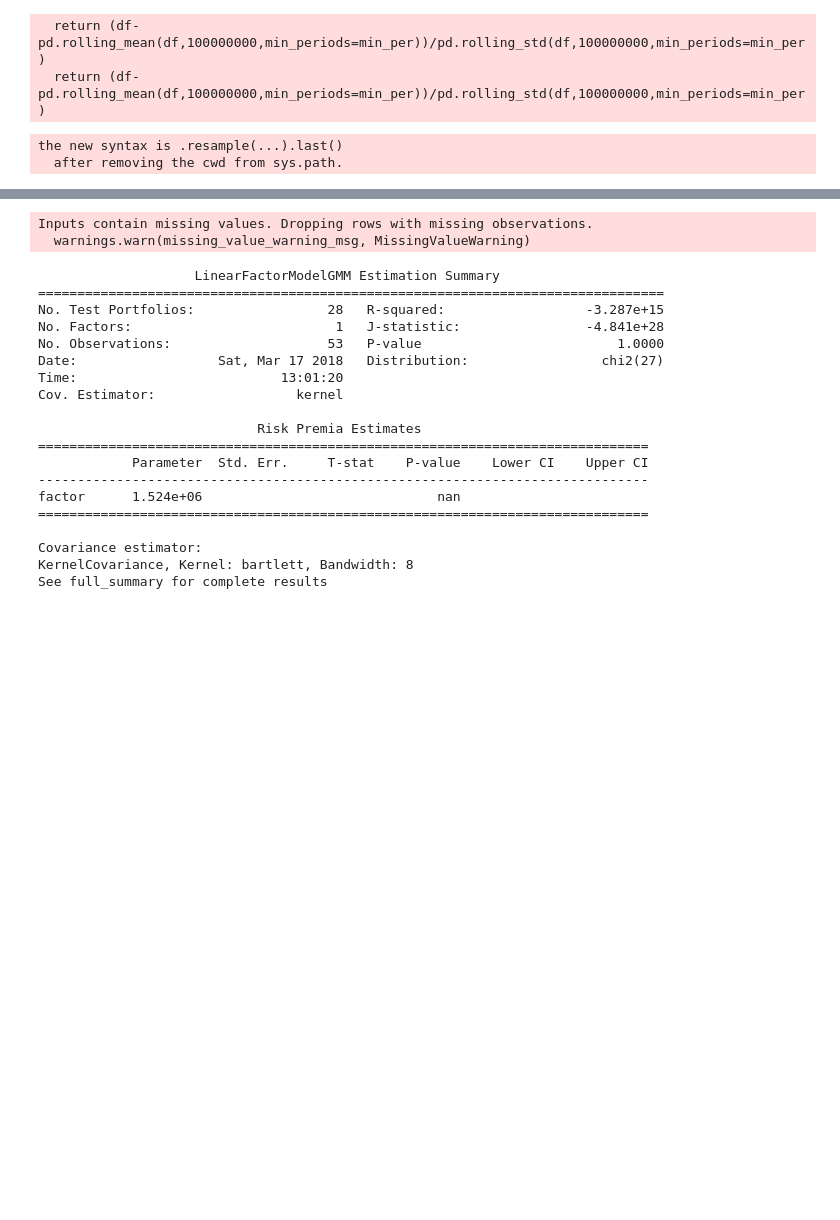
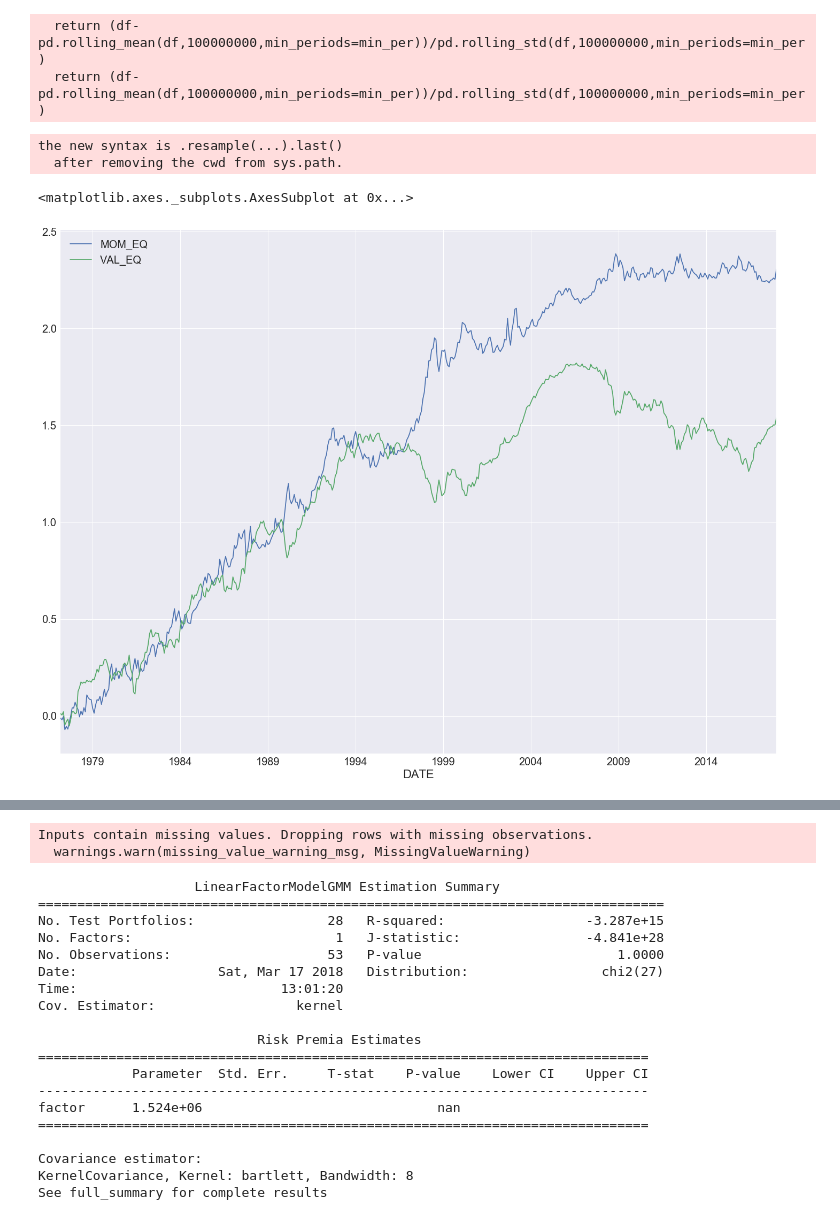
Before and after one commit to mrefermat/FinancePhD, a Jupyter notebook: LiquidityMomentum/Paper 2- Fama MacBeth.ipynb, the cells around one changed output, grey strips where cells are left out. Cells and saved outputs as stored; diff of their text form; code cells hidden in the pictures; blank space fills up the shorter version.

```diff
--- a/LiquidityMomentum/Paper 2- Fama MacBeth.ipynb
+++ b/LiquidityMomentum/Paper 2- Fama MacBeth.ipynb
@@ -98,3 +98,8 @@ for sect in d_map.keys():
         sector_PC[sect] = pcs
     except:
         print(sect)
+# %%
+get_aqr_factors('Equities').dropna().cumsum().plot()
+# %% [output]
+<matplotlib.axes._subplots.AxesSubplot at 0x...>
+[figure, added]
```
Also changed, not shown: parts of 8 cells of this notebook, 5 other files.
